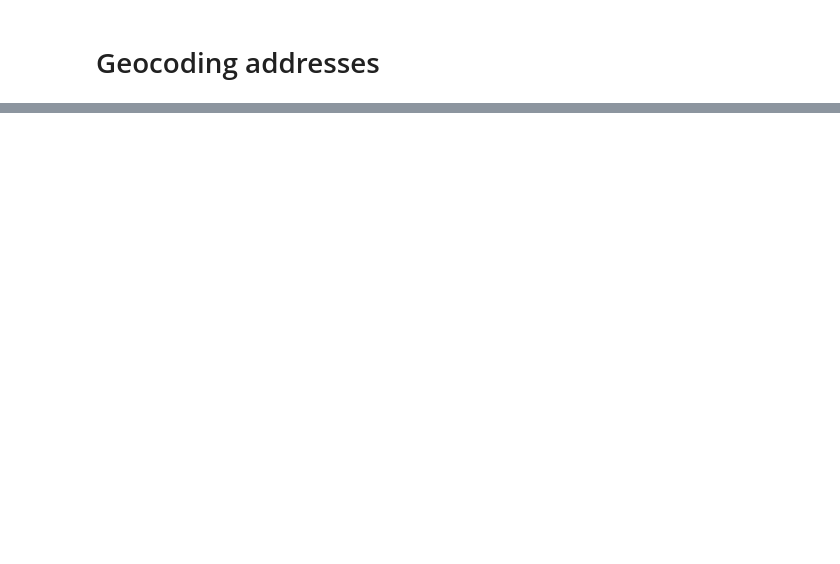
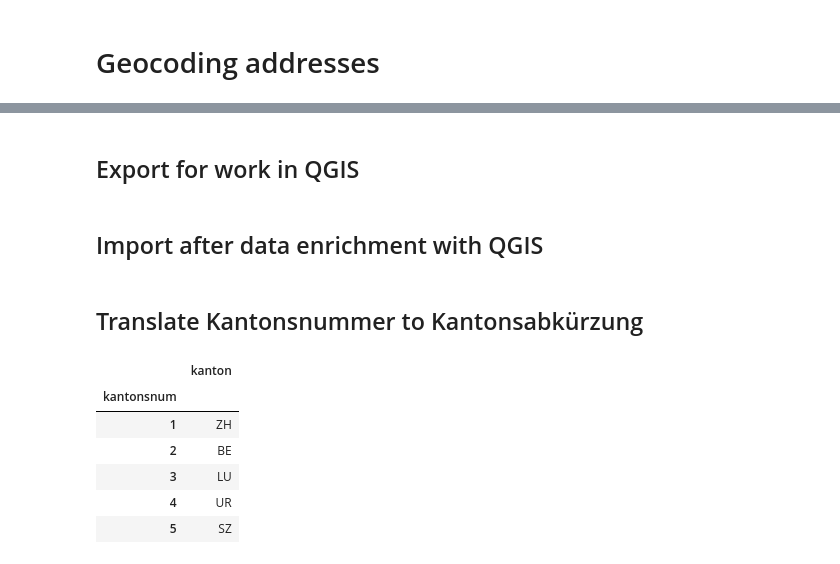
Before and after one commit to looiic/data_analytics, a Jupyter notebook: Projekt/data_preparation.ipynb, the cells around one changed output, grey strips where cells are left out. Cells and saved outputs as stored; diff of their text form; code cells hidden in the pictures; blank space fills up the shorter version.

```diff
--- a/Projekt/data_preparation.ipynb
+++ b/Projekt/data_preparation.ipynb
@@ -189,4 +191,6 @@ df_events.head(5)
 | 2 | 1701178308-1237 | JAMfreeday | alle sind herzlich eingeladen um ... | NaN | 28, Herisau | Konzert | 2023-12-01 | 19:00 | ... |
 | 3 | 1701178310-1238 | Am Hummelwald | der kurzprosaband "am hummelwald ... | NaN | St.Leonhard-Strasse 40, St.Gallen | Konzert | 2023-12-01 | 19:00 | ... |
 | 4 | 1701178312-1239 | BELPHEGOR 30 Year Tour Special Gu... | belphegor marschiert durch europa... | 38.0 | Aarburg, CH | Konzert / Hard Rock & Heavy Metal | 2023-12-01 | 19:00 | ... |
+# %% [markdown]
+## Export for work in QGIS
 # %%
@@ -193,0 +198,2 @@ df_events.to_csv('data/events_prepared.csv')
+# %% [markdown]
+## Import after data enrichment with QGIS
@@ -193,0 +202,13 @@ df_events.to_csv('data/events_prepared.csv')
+# %% [markdown]
+## Translate Kantonsnummer to Kantonsabkürzung
+# %%
+df_kantone = pd.read_csv("data/kantonsnummern.csv", index_col=0)
+df_kantone.head()
+# %% [output]
+|  | kanton |
+| kantonsnum |  |
+| 1 | ZH |
+| 2 | BE |
+| 3 | LU |
+| 4 | UR |
+| 5 | SZ |
```
Also changed, not shown: parts of 8 cells of this notebook, 11 other files.
